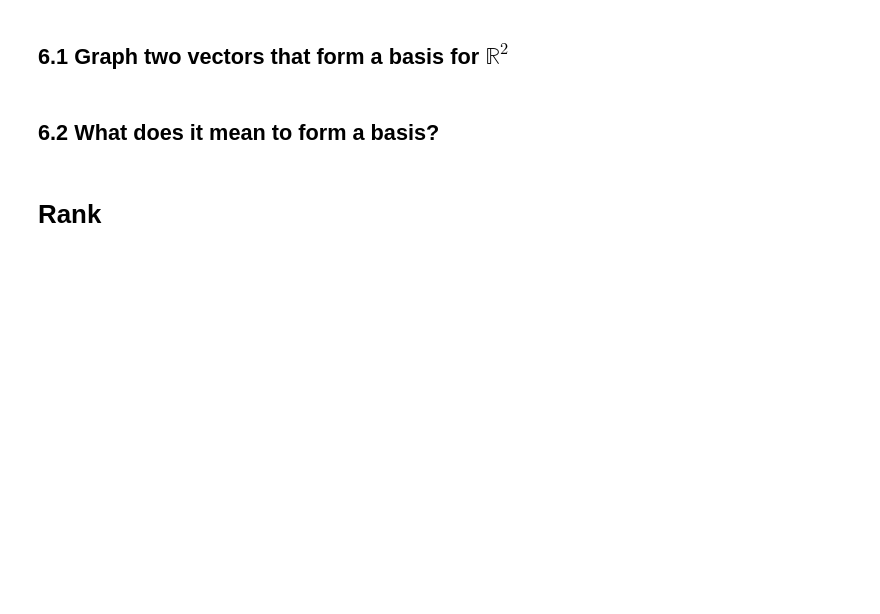
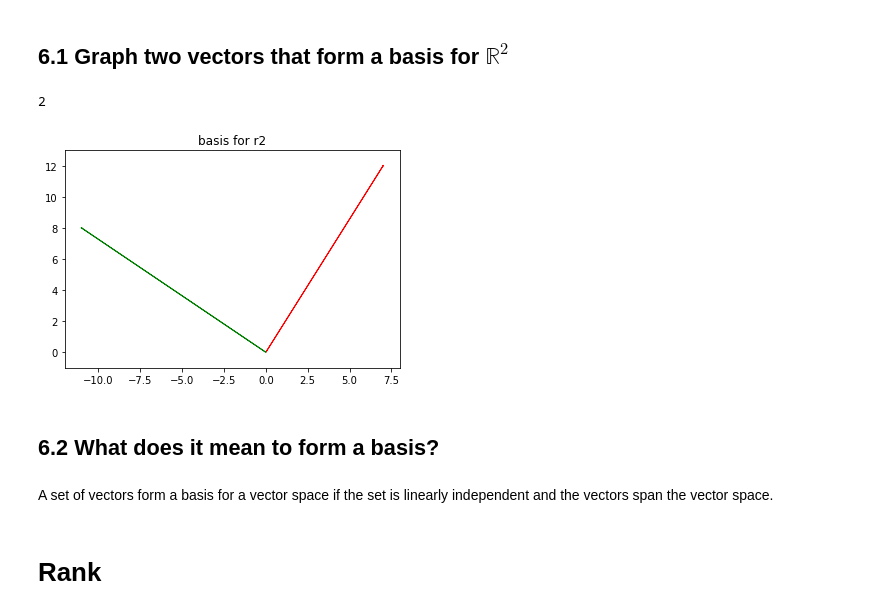
Before and after one commit to urenajose/DS-Unit-1-Sprint-3-Linear-Algebra, a Jupyter notebook: Jose_DS_132_Intermediate_Linear_Algebra_Assignment.ipynb, the cells around one changed output. Saved outputs shown, nothing was run; the diff lists cells and outputs as text; code cells hidden in the pictures; blank space fills up the shorter version.

```diff
--- a/Jose_DS_132_Intermediate_Linear_Algebra_Assignment.ipynb
+++ b/Jose_DS_132_Intermediate_Linear_Algebra_Assignment.ipynb
@@ -353,8 +352,24 @@ n = \begin{bmatrix} 4 & 8  & 2\end{bmatrix}
 # Basis
 # %% [markdown]
 ## 6.1 Graph two vectors that form a basis for $\mathbb{R}^2$
+# %%
+U = np.array([[7,12],[-11,8]])
+np.linalg.matrix_rank(U)
+# %% [output]
+2
+# %%
+plt.arrow(0,0,U[0][0], U[0][1],head_width=.05, head_length=0.05, color ='red')
+plt.arrow(0,0, U[1][0], U[1][1],head_width=.05, head_length=0.05, color ='green')
+plt.xlim(-12,8)
+plt.ylim(-1,13)
+plt.title("basis for r2")
+plt.show()
+# %% [output]
+[figure, added]
 # %% [markdown]
 ## 6.2 What does it mean to form a basis?
+# %% [markdown]
+A set of vectors form a basis for a vector space if the set is linearly independent and the vectors span the vector space.
 # %% [markdown]
 # Rank
 # %% [markdown]
```
Also changed, not shown: parts of 13 cells of this notebook.
